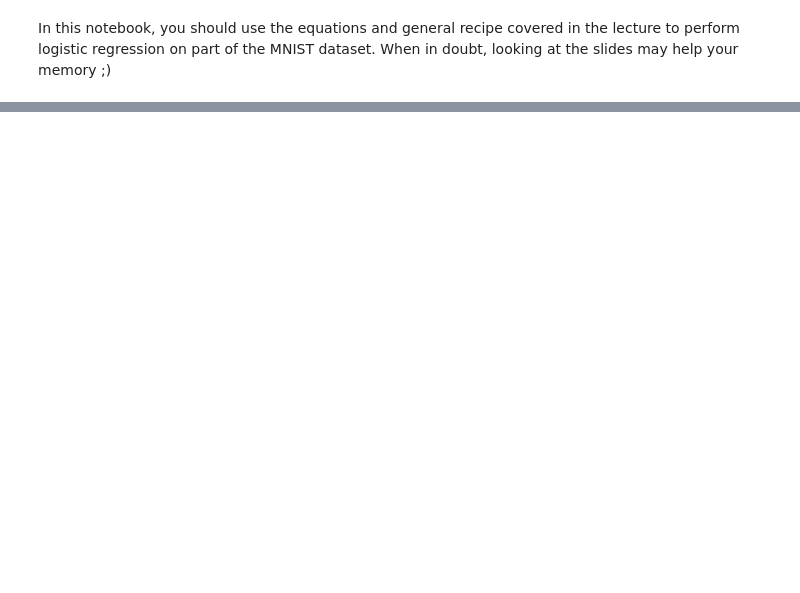
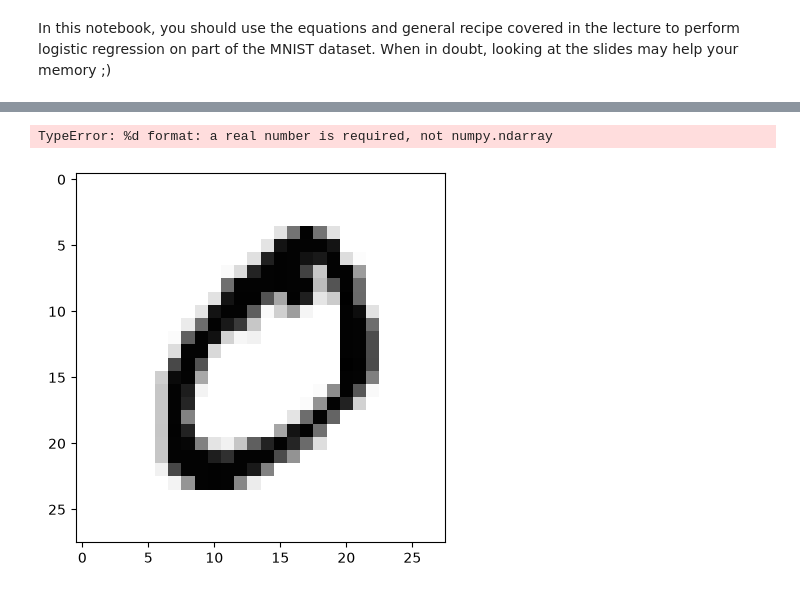
Before and after one commit to StefanStringer/FinalSemester, a Jupyter notebook: Deep Learning/Week 1/w1_logistic_regression_student.ipynb, the cells around one changed output, grey strips where cells are left out. Saved outputs shown, nothing was run; the diff lists cells and outputs as text; code cells hidden in the pictures; blank space fills up the shorter version.

```diff
--- a/Deep Learning/Week 1/w1_logistic_regression_student.ipynb
+++ b/Deep Learning/Week 1/w1_logistic_regression_student.ipynb
@@ -29,7 +39,12 @@ y=np.expand_dims(y,1)
 # %%
 #inspect data
 
 # (plot digit)
+for i in range(5):
+	plot_digit(X, y, i)
+# %% [output]
+TypeError: %d format: a real number is required, not numpy.ndarray
+[figure, added]
 # %%
 # create a (binary cross entropy) loss function as discussed in the slides:
 def avrLoss(y,a):           #page59 in week1's slides     Binary cross-entropy function
```
Also changed, not shown: parts of 7 cells of this notebook.
